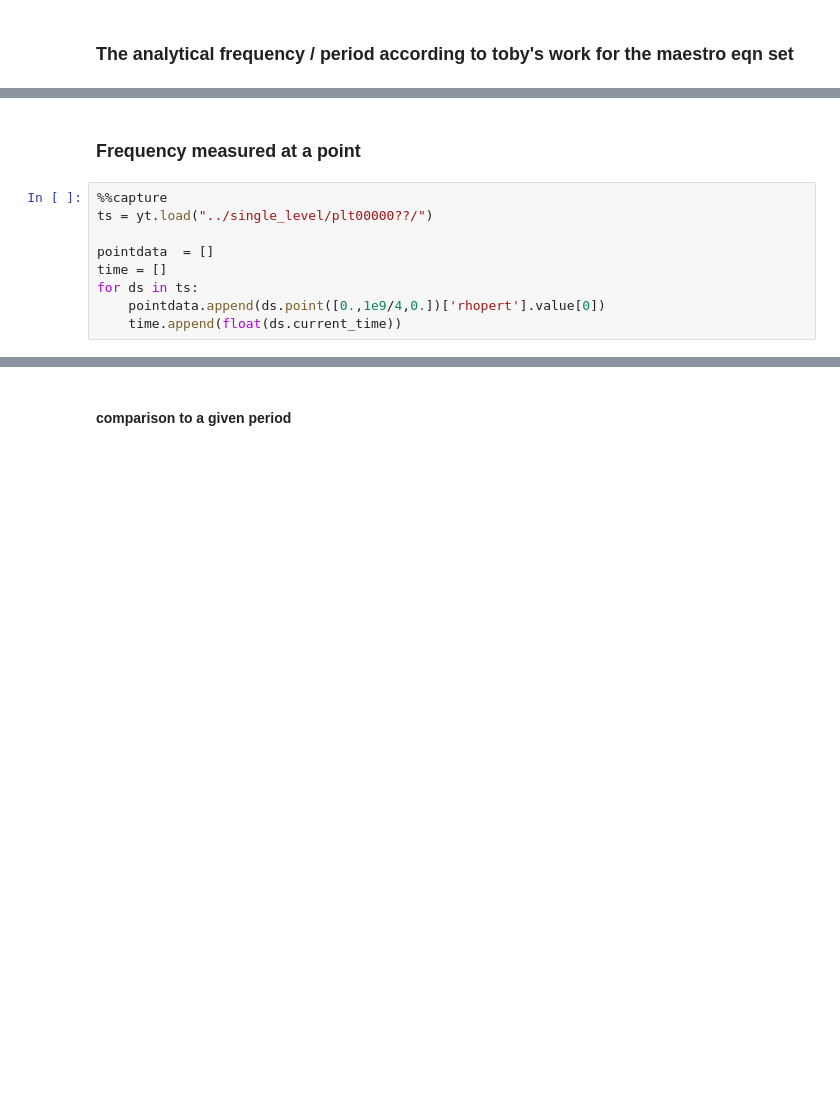
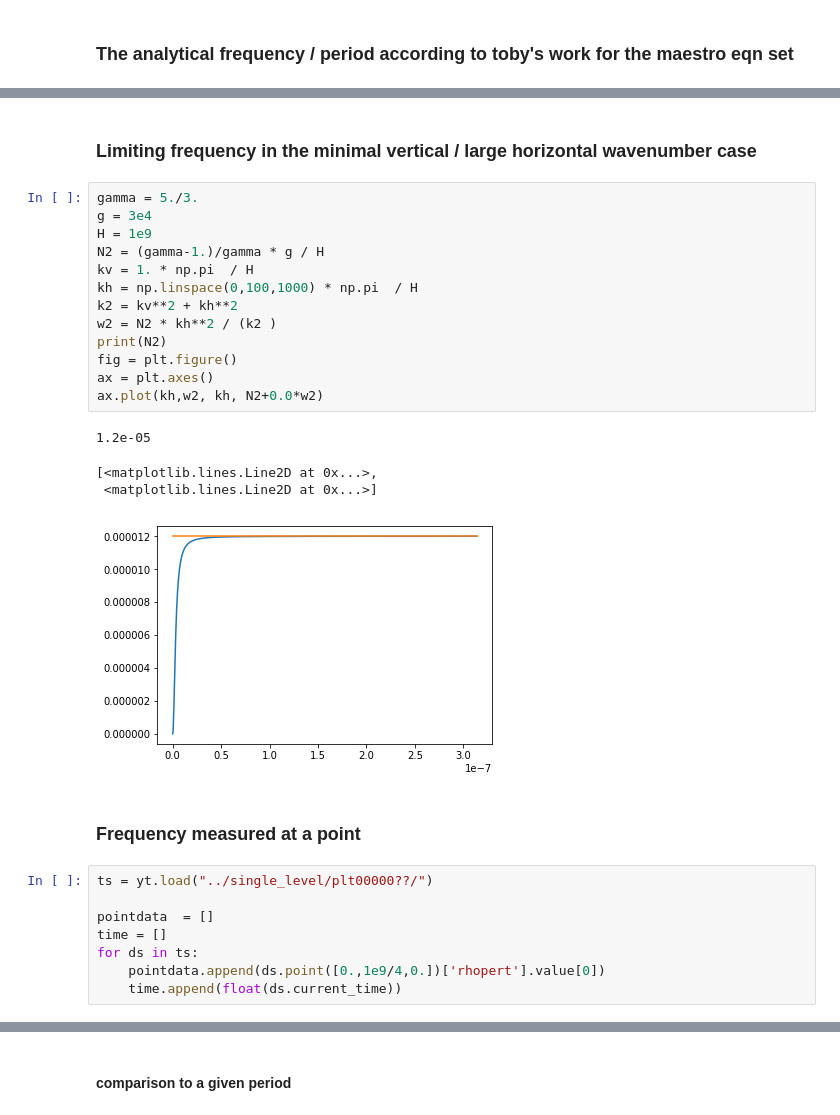
Before and after one commit to JOThurgood/MAESTROeX, a Jupyter notebook: Exec/TEST_PROBLEMS/lgw/analysis/analyticalComparison.ipynb, the cells around one changed output, grey strips where cells are left out. Saved outputs shown, nothing was run; the diff lists cells and outputs as text; blank space fills up the shorter version.

```diff
--- a/Exec/TEST_PROBLEMS/lgw/analysis/analyticalComparison.ipynb
+++ b/Exec/TEST_PROBLEMS/lgw/analysis/analyticalComparison.ipynb
@@ -131,7 +172,26 @@ print(np.sqrt(N2))
+# %% [markdown]
+### Limiting frequency in the minimal vertical / large horizontal wavenumber case
+# %%
+gamma = 5./3.
+g = 3e4
+H = 1e9
+N2 = (gamma-1.)/gamma * g / H
+kv = 1. * np.pi  / H
+kh = np.linspace(0,100,1000) * np.pi  / H
+k2 = kv**2 + kh**2
+w2 = N2 * kh**2 / (k2 )
+print(N2)
+fig = plt.figure()
+ax = plt.axes()
+ax.plot(kh,w2, kh, N2+0.0*w2)
+# %% [output]
+1.2e-05
+[<matplotlib.lines.Line2D at 0x...>,
+ <matplotlib.lines.Line2D at 0x...>]
+[figure, added]
 # %% [markdown]
 ### Frequency measured at a point
 # %%
-%%capture
 ts = yt.load("../single_level/plt00000??/")
 
 pointdata  = []
```
Also changed, not shown: parts of 9 cells of this notebook.
